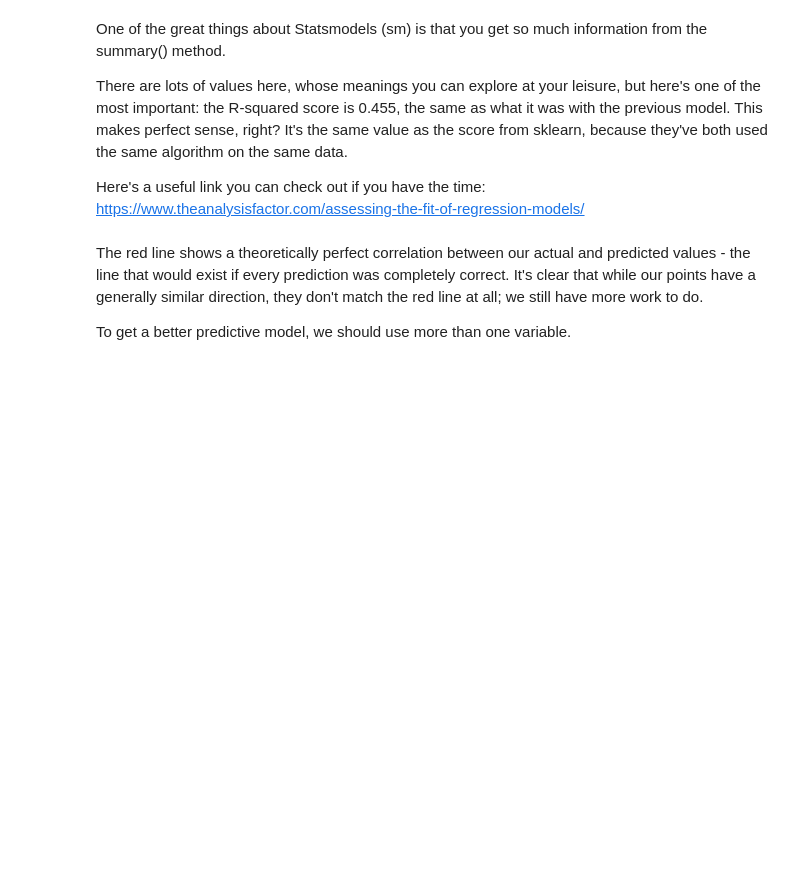
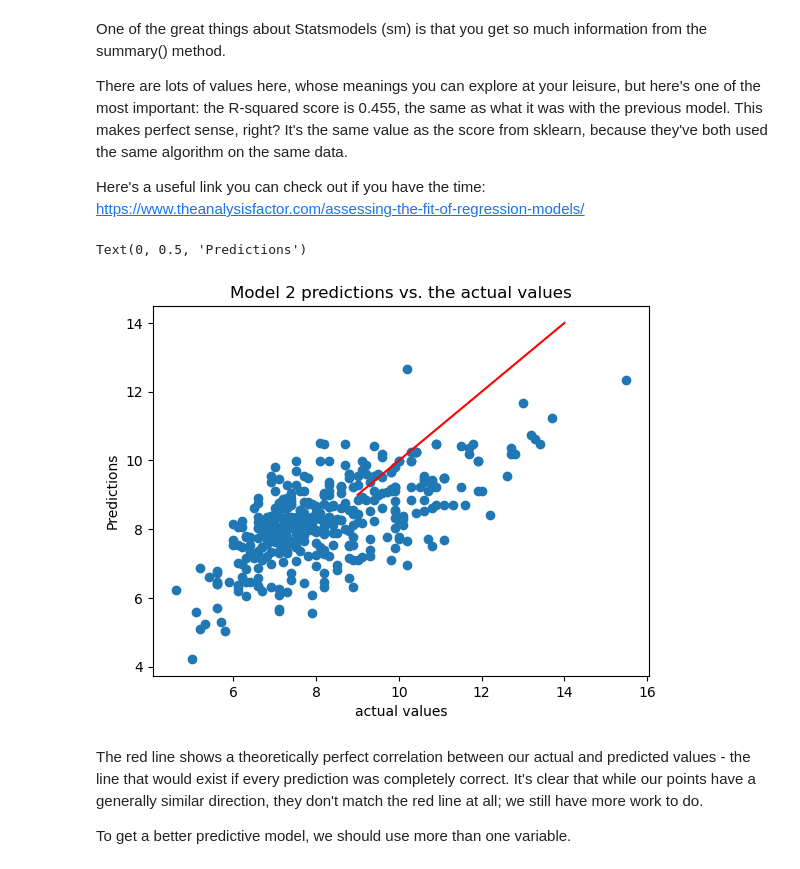
Before and after one commit to vanslykeaudio/SpringBoardDataScience, a Jupyter notebook: 11.4.1_Case_Study_-_Linear_Regression_1_/11.4.1 Case Study - Linear Regression/Springboard Regression Case Study - the Red Wine Dataset - Tier 1.ipynb, the cells around one changed output. Drawn from its saved outputs; the diff is of its cells as text; code cells hidden in the pictures; blank space fills up the shorter version.

```diff
--- a/11.4.1_Case_Study_-_Linear_Regression_1_/11.4.1 Case Study - Linear Regression/Springboard Regression Case Study - the Red Wine Dataset - Tier 1.ipynb
+++ b/11.4.1_Case_Study_-_Linear_Regression_1_/11.4.1 Case Study - Linear Regression/Springboard Regression Case Study - the Red Wine Dataset - Tier 1.ipynb
@@ -327,7 +340,7 @@ Let's build a similar model using a different package, to see if we get a better
 # %%
 # Create the test and train sets. Here, we do things slightly differently.
 # We make the explanatory variable X as before.
-X = _ _ _
+X = wine[["density"]]
 
 # But here, reassign X the value of adding a constant to it. This is required for Ordinary Least Squares Regression.
 # Further explanation of this can be found here:
@@ -335,7 +348,7 @@ X = _ _ _
 X = sm.add_constant(X)
 # %%
 # The rest of the preparation is as before.
-y = _ _ _
+y = wine[["fixed.acidity"]]
 
 # Split the data
 X_train, X_test, y_train, y_test = train_test_split(X, y, test_size = 0.25, random_state = 123)
@@ -343,6 +356,6 @@ X_train, X_test, y_train, y_test = train_test_split(X, y, test_size = 0.25, rand
 # Create the model
 rModel2 = sm.OLS(y_train, X_train)
 # Fit the model with fit()
-rModel2_results = rModel2._ _ _()
+rModel2_results = rModel2.fit()
 # %%
 # Evaluate the model with .summary()
@@ -355,19 +390,22 @@ There are lots of values here, whose meanings you can explore at your leisure, b
 Here's a useful link you can check out if you have the time: https://www.theanalysisfactor.com/assessing-the-fit-of-regression-models/
 # %%
 # Let's use our new model to make predictions of the dependent variable y. Use predict(), and plug in X_test as the parameter
-y_pred = rModel2_results._ _ _(_ _ _)
+y_pred = rModel2_results.predict(X_test)
 # %%
 # Plot the predictions
 # Build a scatterplot
-plt._ _ _(y_test, y_pred)
+plt.scatter(y_test, y_pred)
 
 # Add a line for perfect correlation. Can you see what this line is doing?
 plt.plot([x for x in range(9,15)],[x for x in range(9,15)], color='red')
 
 # Label it nicely
 plt.title("Model 2 predictions vs. the actual values")
-plt.xlabel("_ _ _")
-plt.ylabel("_ _ _")
+plt.xlabel("actual values")
+plt.ylabel("Predictions")
+# %% [output]
+Text(0, 0.5, 'Predictions')
+[figure, added]
 # %% [markdown]
 The red line shows a theoretically perfect correlation between our actual and predicted values - the line that would exist if every prediction was completely correct. It's clear that while our points have a generally similar direction, they don't match the red line at all; we still have more work to do.
 
```
Also changed, not shown: parts of 16 cells of this notebook.
